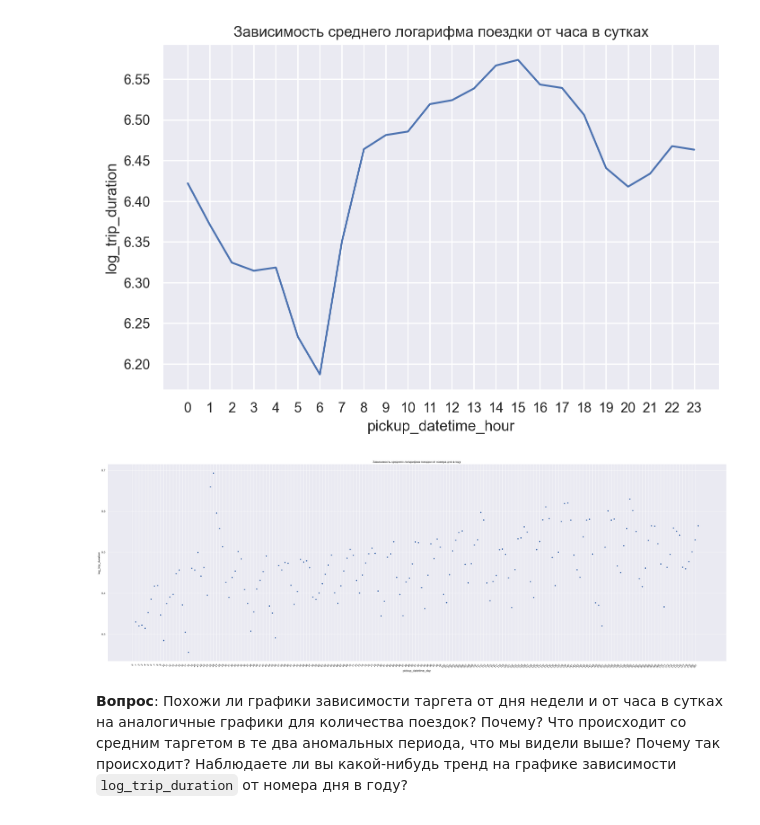
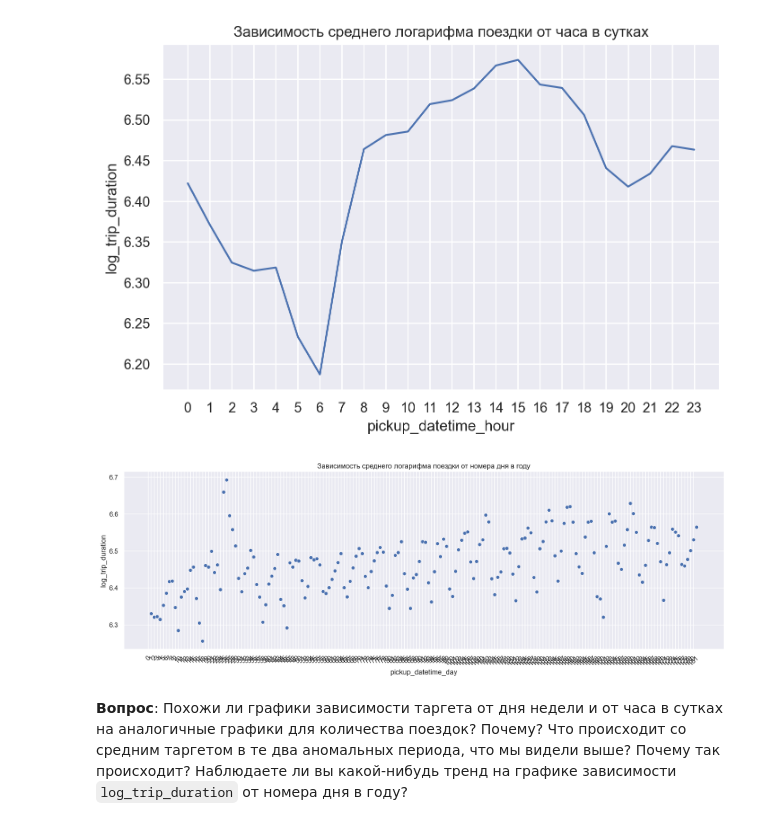
Before and after one commit to Nojatij/ml_courses, a Jupyter notebook: 1_st_course/homework/hw2/homework-practice-02-linregr.ipynb, the cells around one changed output. Saved outputs shown, nothing was run; the diff lists cells and outputs as text; code cells hidden in the pictures.

```diff
--- a/1_st_course/homework/hw2/homework-practice-02-linregr.ipynb
+++ b/1_st_course/homework/hw2/homework-practice-02-linregr.ipynb
@@ -232,16 +231,16 @@ plt.show()
 # %%
 X_train_joined['pickup_datetime_day'] = X_train_joined['pickup_datetime'].dt.dayofyear
 
 grouped_X_train = X_train_joined.groupby(['pickup_datetime_day'])['log_trip_duration'].mean()
 grouped_X_train = pd.DataFrame(grouped_X_train)
 # fig, ax = plt.subplots(figsize = (16,8))
 # sns.lineplot(data=grouped_X_train, x='pickup_datetime_day', y='log_trip_duration', ax = ax)
-sns.relplot(data=grouped_X_train, x='pickup_datetime_day', y='log_trip_duration', height = 12, aspect = 3)
+sns.relplot(data=grouped_X_train, x='pickup_datetime_day', y='log_trip_duration', height = 5, aspect = 3)
 plt.title('Зависимость среднего логарифма поездки от номера дня в году')
 plt.xticks(range(0,182,1), rotation = 45)
 plt.show()
 # %% [output]
-[figure, old version]
+[figure, new version]
 # %% [markdown]
 **Вопрос**: Похожи ли графики зависимости таргета от дня недели и от часа в сутках на аналогичные графики для количества поездок? Почему? Что происходит со средним таргетом в те два аномальных периода, что мы видели выше? Почему так происходит? Наблюдаете ли вы какой-нибудь тренд на графике зависимости `log_trip_duration` от номера дня в году?
 # %% [markdown]
```
Also changed, not shown: parts of 29 cells of this notebook.
